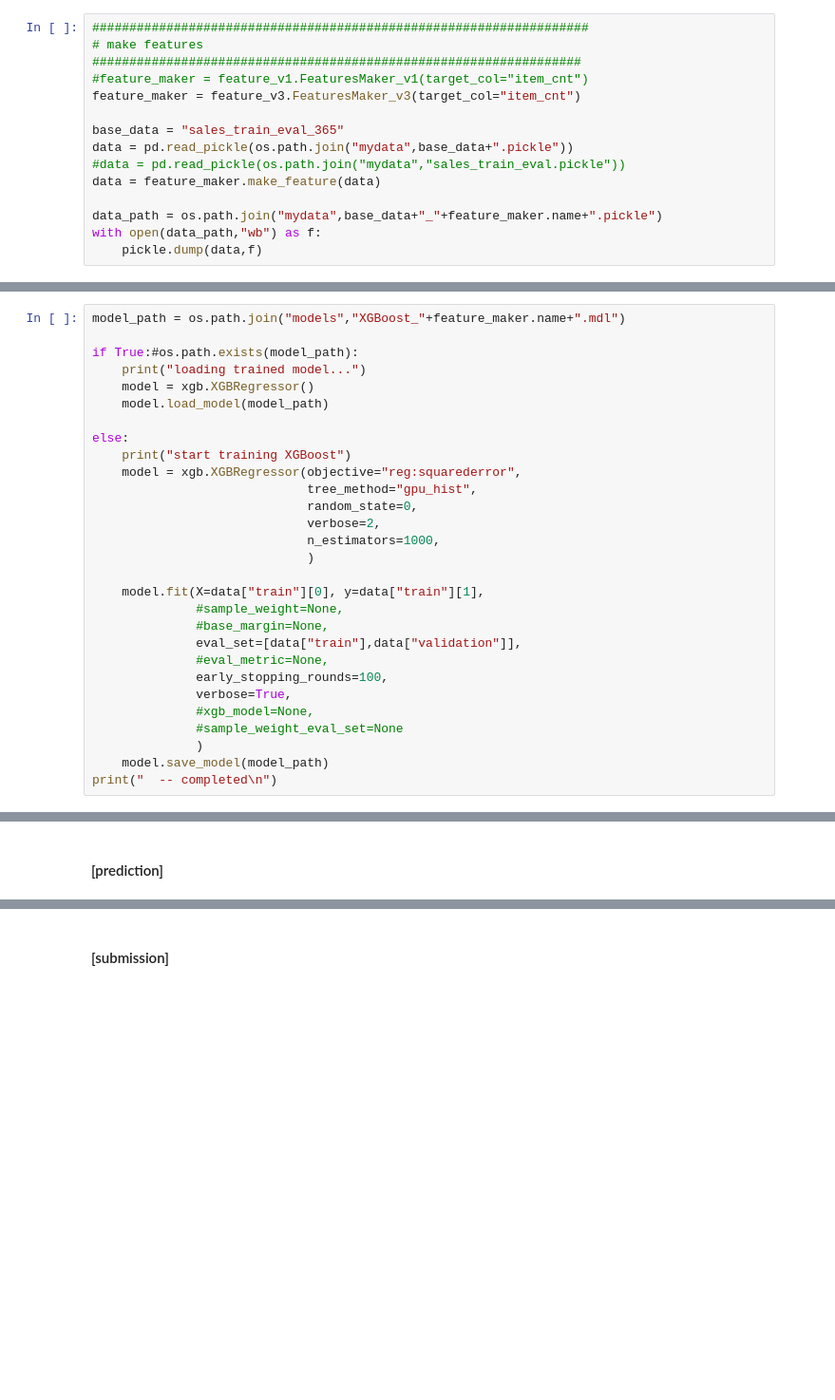
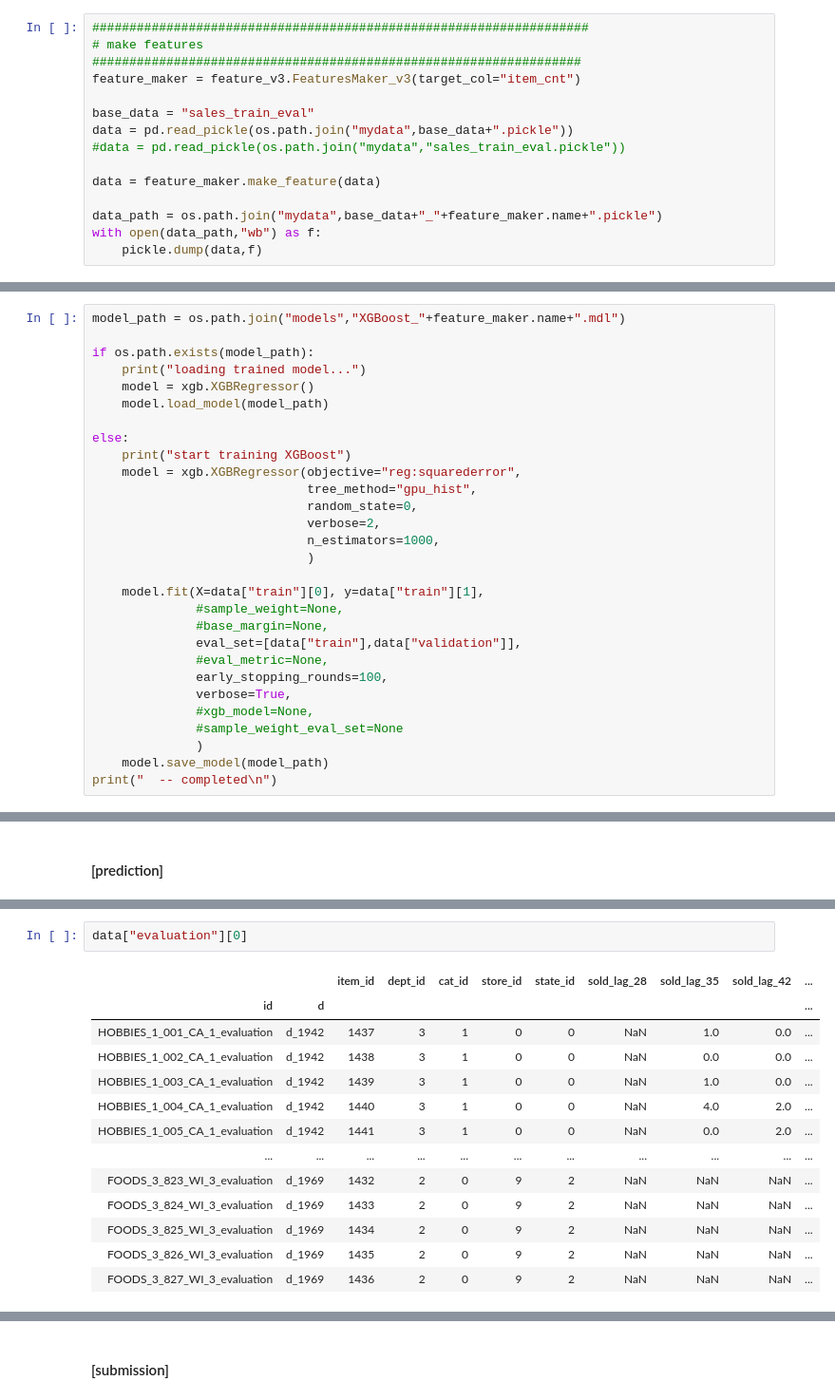
Before and after one commit to Tlab2019/M5_Forecasting-Uncertainty, a Jupyter notebook: TYonezu/03_XGBoost_ppred_test.ipynb, the cells around one changed output, grey strips where cells are left out. Shown at 95% size. Drawn from its saved outputs; the diff is of its cells as text; blank space fills up the shorter version.

```diff
--- a/TYonezu/03_XGBoost_ppred_test.ipynb
+++ b/TYonezu/03_XGBoost_ppred_test.ipynb
@@ -21,12 +25,12 @@ import xgboost as xgb
 ###################################################################
 # make features
 ##################################################################
-#feature_maker = feature_v1.FeaturesMaker_v1(target_col="item_cnt")
 feature_maker = feature_v3.FeaturesMaker_v3(target_col="item_cnt")
 
-base_data = "sales_train_eval_365"
+base_data = "sales_train_eval"
 data = pd.read_pickle(os.path.join("mydata",base_data+".pickle"))
 #data = pd.read_pickle(os.path.join("mydata","sales_train_eval.pickle"))
+
 data = feature_maker.make_feature(data)
 
 data_path = os.path.join("mydata",base_data+"_"+feature_maker.name+".pickle")
@@ -90,7 +76,7 @@ Name: sold_lag_28, Length: 5000, dtype: float16
 # %%
 model_path = os.path.join("models","XGBoost_"+feature_maker.name+".mdl")
 
-if True:#os.path.exists(model_path):
+if os.path.exists(model_path):
     print("loading trained model...")
     model = xgb.XGBRegressor()
     model.load_model(model_path)
@@ -132 +119,17 @@ start prediction
   -- completed
+# %%
+data["evaluation"][0]
+# %% [output]
+|  |  | item_id | dept_id | cat_id | store_id | state_id | sold_lag_28 | sold_lag_35 | sold_lag_42 | ... |
+| id | d |  |  |  |  |  |  |  |  | ... |
+| HOBBIES_1_001_CA_1_evaluation | d_1942 | 1437 | 3 | 1 | 0 | 0 | NaN | 1.0 | 0.0 | ... |
+| HOBBIES_1_002_CA_1_evaluation | d_1942 | 1438 | 3 | 1 | 0 | 0 | NaN | 0.0 | 0.0 | ... |
+| HOBBIES_1_003_CA_1_evaluation | d_1942 | 1439 | 3 | 1 | 0 | 0 | NaN | 1.0 | 0.0 | ... |
+| HOBBIES_1_004_CA_1_evaluation | d_1942 | 1440 | 3 | 1 | 0 | 0 | NaN | 4.0 | 2.0 | ... |
+| HOBBIES_1_005_CA_1_evaluation | d_1942 | 1441 | 3 | 1 | 0 | 0 | NaN | 0.0 | 2.0 | ... |
+| ... | ... | ... | ... | ... | ... | ... | ... | ... | ... | ... |
+| FOODS_3_823_WI_3_evaluation | d_1969 | 1432 | 2 | 0 | 9 | 2 | NaN | NaN | NaN | ... |
+| FOODS_3_824_WI_3_evaluation | d_1969 | 1433 | 2 | 0 | 9 | 2 | NaN | NaN | NaN | ... |
+| FOODS_3_825_WI_3_evaluation | d_1969 | 1434 | 2 | 0 | 9 | 2 | NaN | NaN | NaN | ... |
+| FOODS_3_826_WI_3_evaluation | d_1969 | 1435 | 2 | 0 | 9 | 2 | NaN | NaN | NaN | ... |
+| FOODS_3_827_WI_3_evaluation | d_1969 | 1436 | 2 | 0 | 9 | 2 | NaN | NaN | NaN | ... |
```
Also changed, not shown: parts of 8 cells of this notebook, 1 other file.
